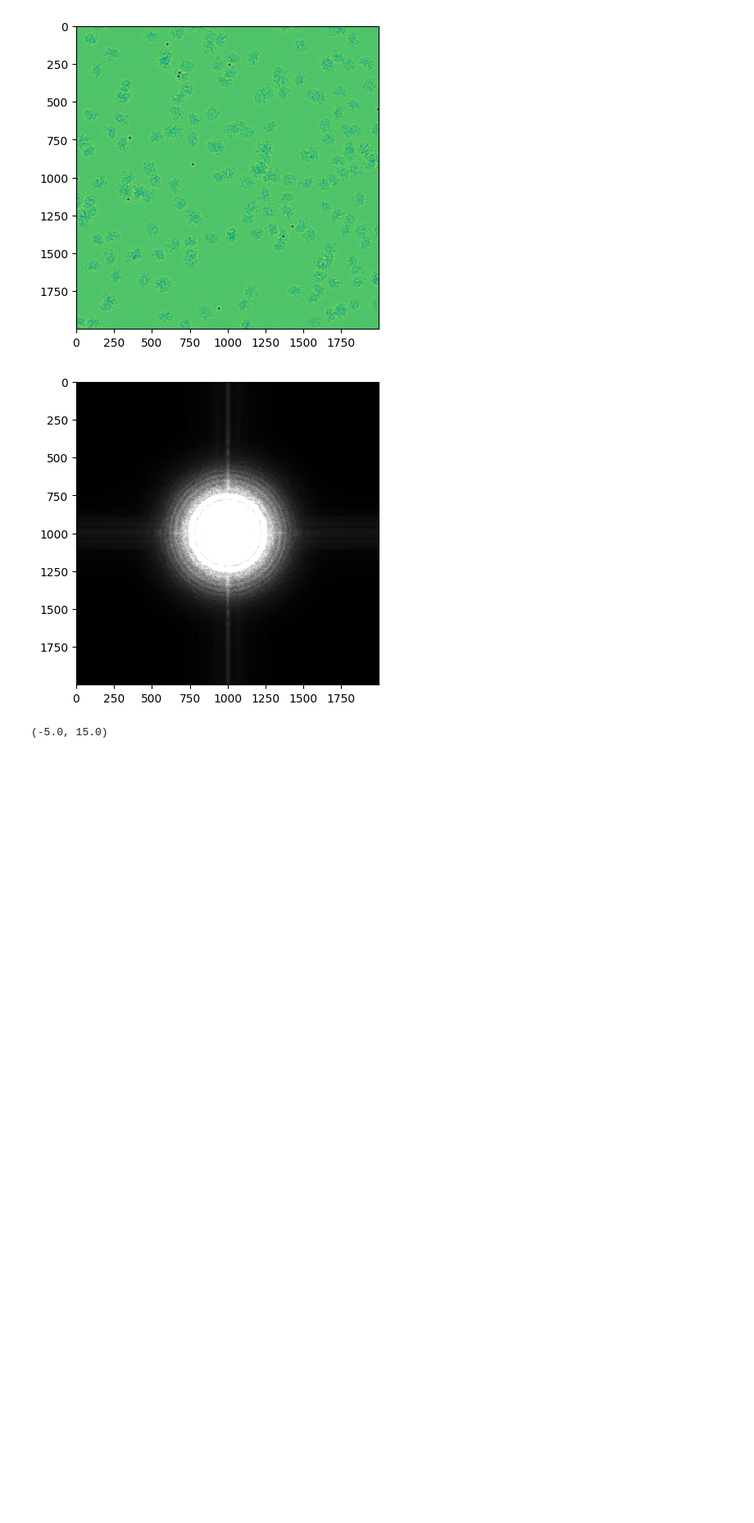
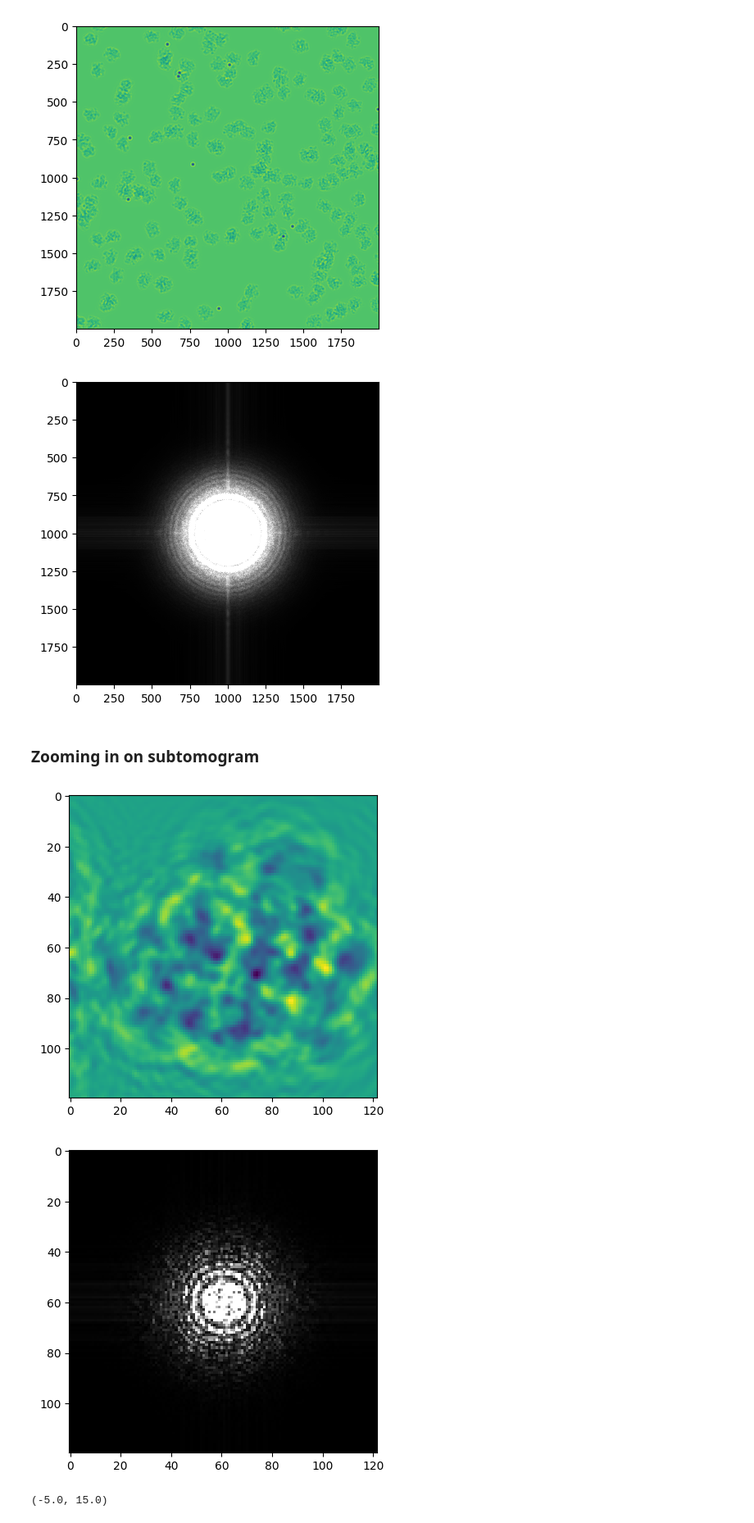
Before and after one commit to henrynjones/tomo_suli, a Jupyter notebook: Thon_rings.ipynb, the cells around one changed output. Shown at 82% size. Drawn from its saved outputs; the diff is of its cells as text; code cells hidden in the pictures; blank space fills up the shorter version.

```diff
--- a/Thon_rings.ipynb
+++ b/Thon_rings.ipynb
@@ -45,6 +45,17 @@ plt.show()
 [figure]
 [figure]
 [figure]
+# %% [markdown]
+### Zooming in on subtomogram
+# %%
+center_micrograph = tilt_series[30]
+plt.imshow(center_micrograph.numpy()[160:280, 160: 160+122])
+plt.show()
+plt.imshow(torch.abs(torch.fft.fftshift(torch.fft.fftn(center_micrograph[160:280, 160:160+122]))).numpy(), cmap= "gray", vmax = 20000)
+plt.show()
+# %% [output]
+[figure, added]
+[figure, added]
 # %%
 shape = torch.clone(torch.as_tensor(center_micrograph.shape))
 freq_radius = make_rfreq_radius_new(shape)
```
Also changed, not shown: 1 other file.
